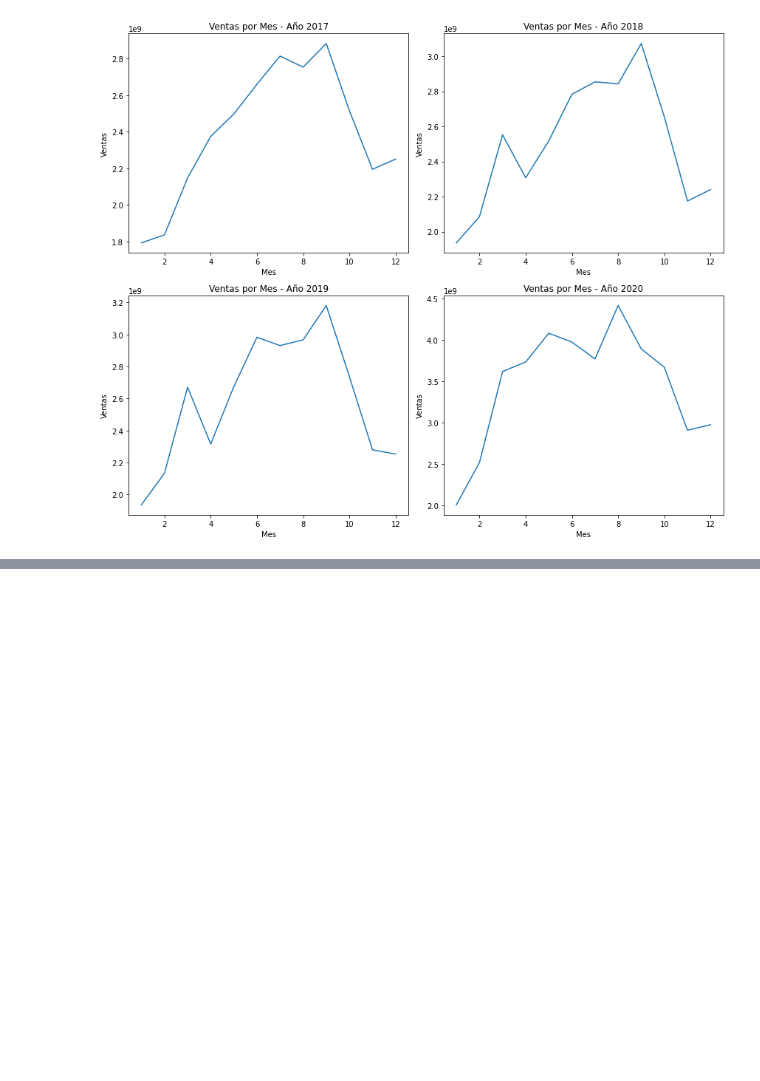
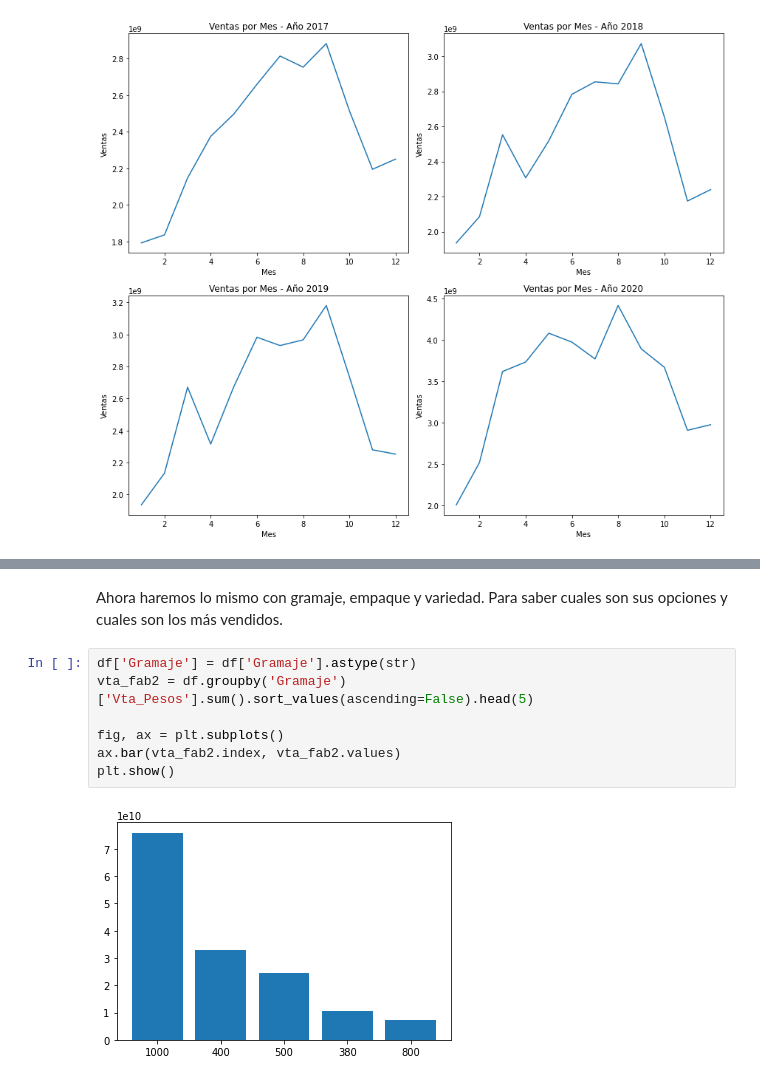
Before and after one commit to mariosanchez5/proyecto_manjar, a Jupyter notebook: 2.Análisis industria.ipynb, the cells around one changed output, grey strips where cells are left out. Saved outputs shown, nothing was run; the diff lists cells and outputs as text; blank space fills up the shorter version.

```diff
--- a/2.Análisis industria.ipynb
+++ b/2.Análisis industria.ipynb
@@ -77,0 +129,11 @@ plt.show()
+# %% [markdown]
+Ahora haremos lo mismo con gramaje, empaque y variedad. Para saber cuales son sus opciones y cuales son los más vendidos.
+# %%
+df['Gramaje'] = df['Gramaje'].astype(str)
+vta_fab2 = df.groupby('Gramaje')['Vta_Pesos'].sum().sort_values(ascending=False).head(5)
+
+fig, ax = plt.subplots()
+ax.bar(vta_fab2.index, vta_fab2.values)
+plt.show()
+# %% [output]
+[figure, added]
```
Also changed, not shown: parts of 15 cells of this notebook, 1 other file.
